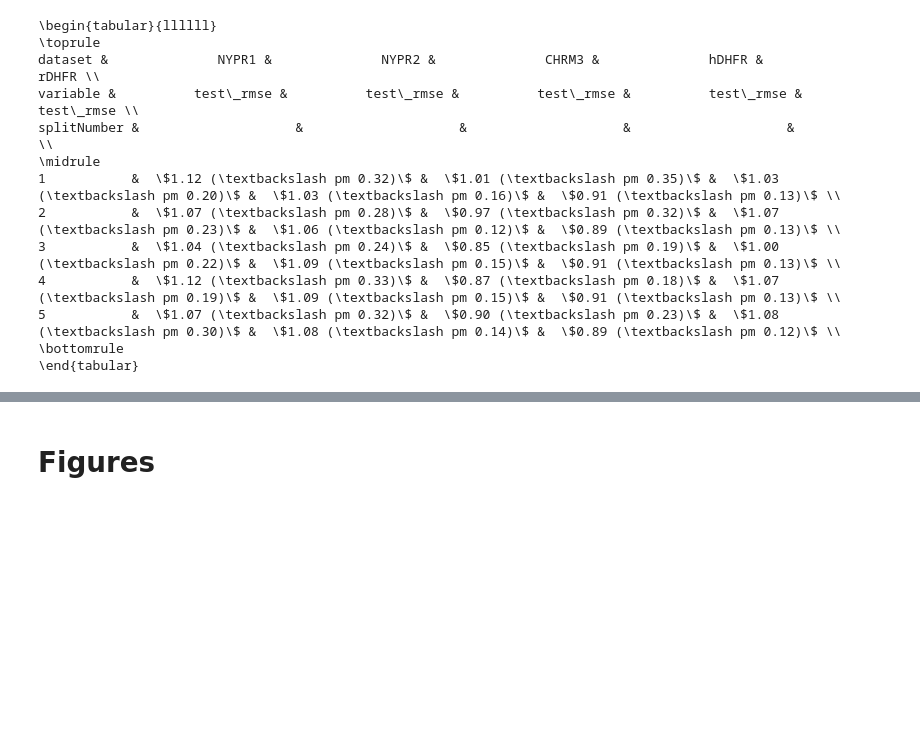
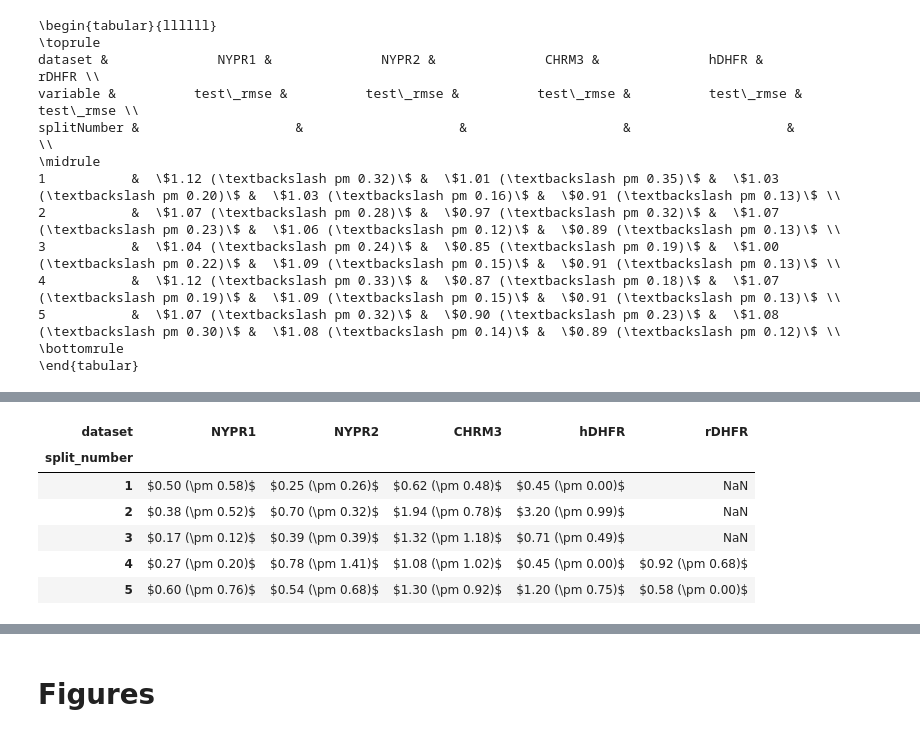
Before and after one commit to KISysBio/modSAR, a Jupyter notebook: processing/notebooks/Manuscript Figures and Tables.ipynb, the cells around one changed output, grey strips where cells are left out. Cells and saved outputs as stored; diff of their text form; code cells hidden in the pictures; blank space fills up the shorter version.

```diff
--- a/processing/notebooks/Manuscript Figures and Tables.ipynb
+++ b/processing/notebooks/Manuscript Figures and Tables.ipynb
@@ -263,0 +373,10 @@ splitNumber &                    &                    &                    &
+# %%
+outside_ad
+# %% [output]
+| dataset | NYPR1 | NYPR2 | CHRM3 | hDHFR | rDHFR |
+| split_number |  |  |  |  |  |
+| 1 | $0.50 (\pm 0.58)$ | $0.25 (\pm 0.26)$ | $0.62 (\pm 0.48)$ | $0.45 (\pm 0.00)$ | NaN |
+| 2 | $0.38 (\pm 0.52)$ | $0.70 (\pm 0.32)$ | $1.94 (\pm 0.78)$ | $3.20 (\pm 0.99)$ | NaN |
+| 3 | $0.17 (\pm 0.12)$ | $0.39 (\pm 0.39)$ | $1.32 (\pm 1.18)$ | $0.71 (\pm 0.49)$ | NaN |
+| 4 | $0.27 (\pm 0.20)$ | $0.78 (\pm 1.41)$ | $1.08 (\pm 1.02)$ | $0.45 (\pm 0.00)$ | $0.92 (\pm 0.68)$ |
+| 5 | $0.60 (\pm 0.76)$ | $0.54 (\pm 0.68)$ | $1.30 (\pm 0.92)$ | $1.20 (\pm 0.75)$ | $0.58 (\pm 0.00)$ |
```
Also changed, not shown: parts of 10 cells of this notebook.
